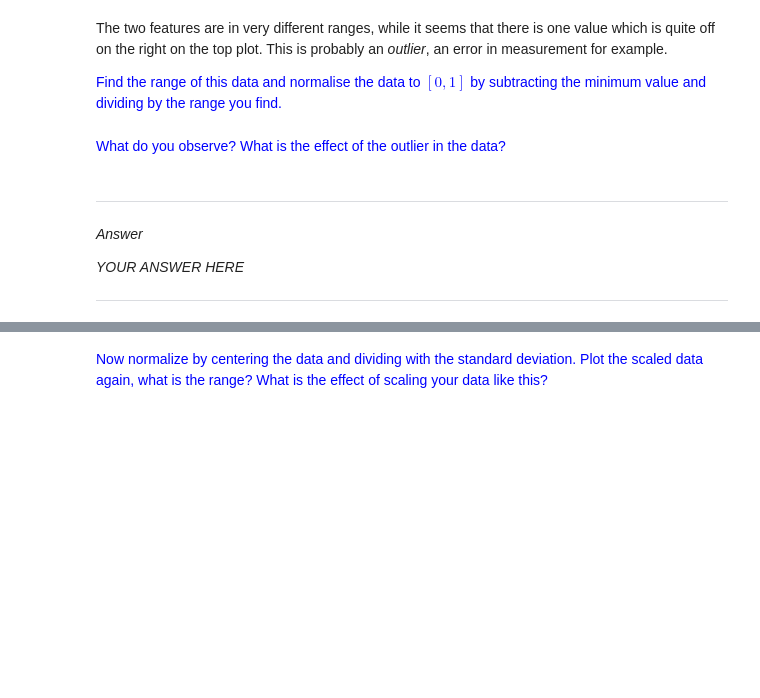
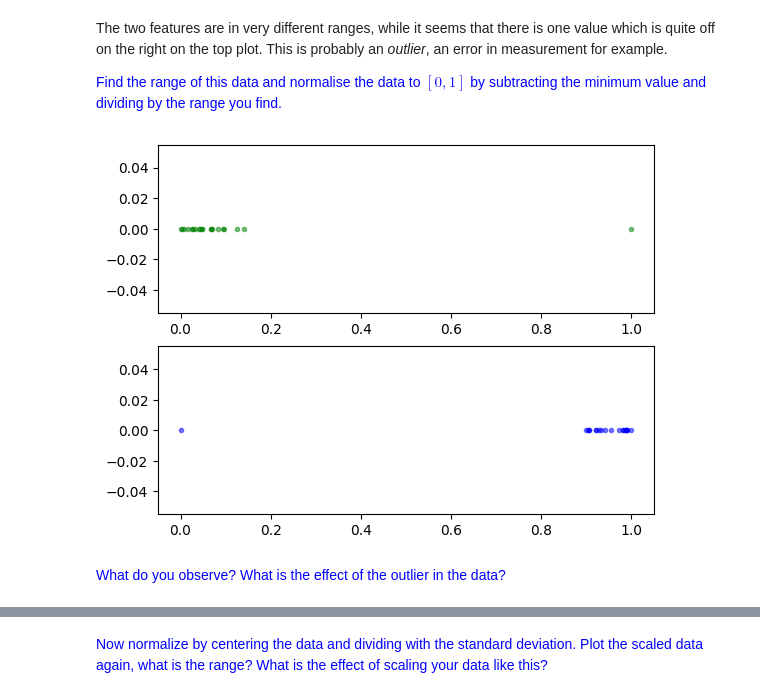
Before and after one commit to Pikurrot/ml-problems-uab, a Jupyter notebook: Session 2 - Multiple and Polynomial regression/P2_Multiple_and_Polynomial_Regression.ipynb, the cells around one changed output, grey strips where cells are left out. Drawn from its saved outputs; the diff is of its cells as text; code cells hidden in the pictures; blank space fills up the shorter version.

```diff
--- a/Session 2 - Multiple and Polynomial regression/P2_Multiple_and_Polynomial_Regression.ipynb
+++ b/Session 2 - Multiple and Polynomial regression/P2_Multiple_and_Polynomial_Regression.ipynb
@@ -52,10 +50,13 @@ The two features are in very different ranges, while it seems that there is one
+# %%
+# Your Code Here #
+norm_x1 = (x1 - x1.min()) / (x1.max() - x1.min())
+norm_x2 = (x2 - x2.min()) / (x2.max() - x2.min())
+
+f, (ax1, ax2) = plt.subplots(2, sharex=False, sharey=False)
+ax1.scatter(norm_x1, np.zeros_like(norm_x1), color = 'g', marker ='.', alpha=0.5)
+ax2.scatter(norm_x2, np.zeros_like(norm_x2), color = 'b', marker ='.', alpha=0.5)
+plt.show()
+# %% [output]
+[figure, added]
 # %% [markdown]
 <font color=blue>What do you observe? What is the effect of the outlier in the data?</blue>
-# %% [markdown]
----
-
-*Answer*
-
-*YOUR ANSWER HERE*
-
----
```
Also changed, not shown: parts of 32 cells of this notebook.
